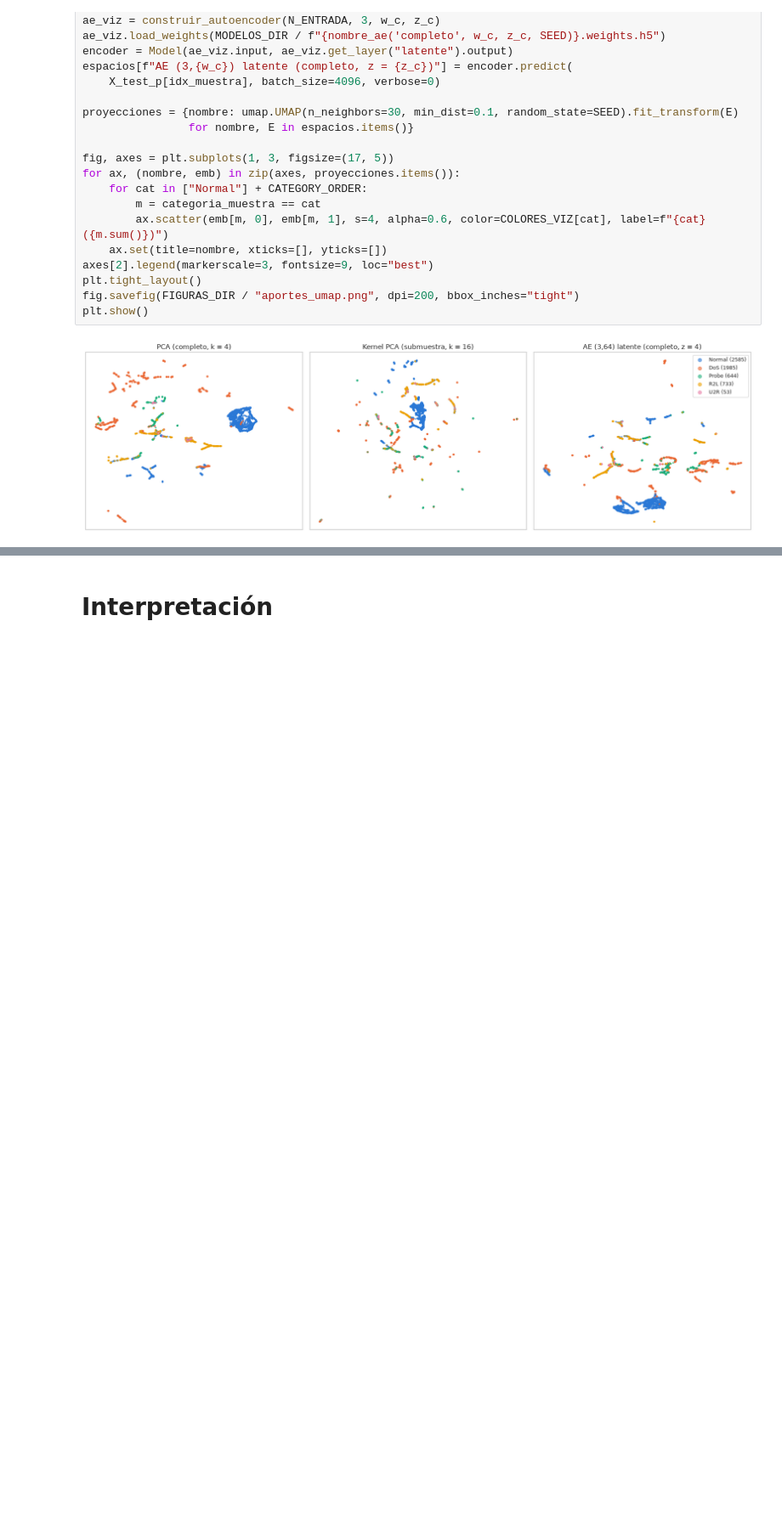
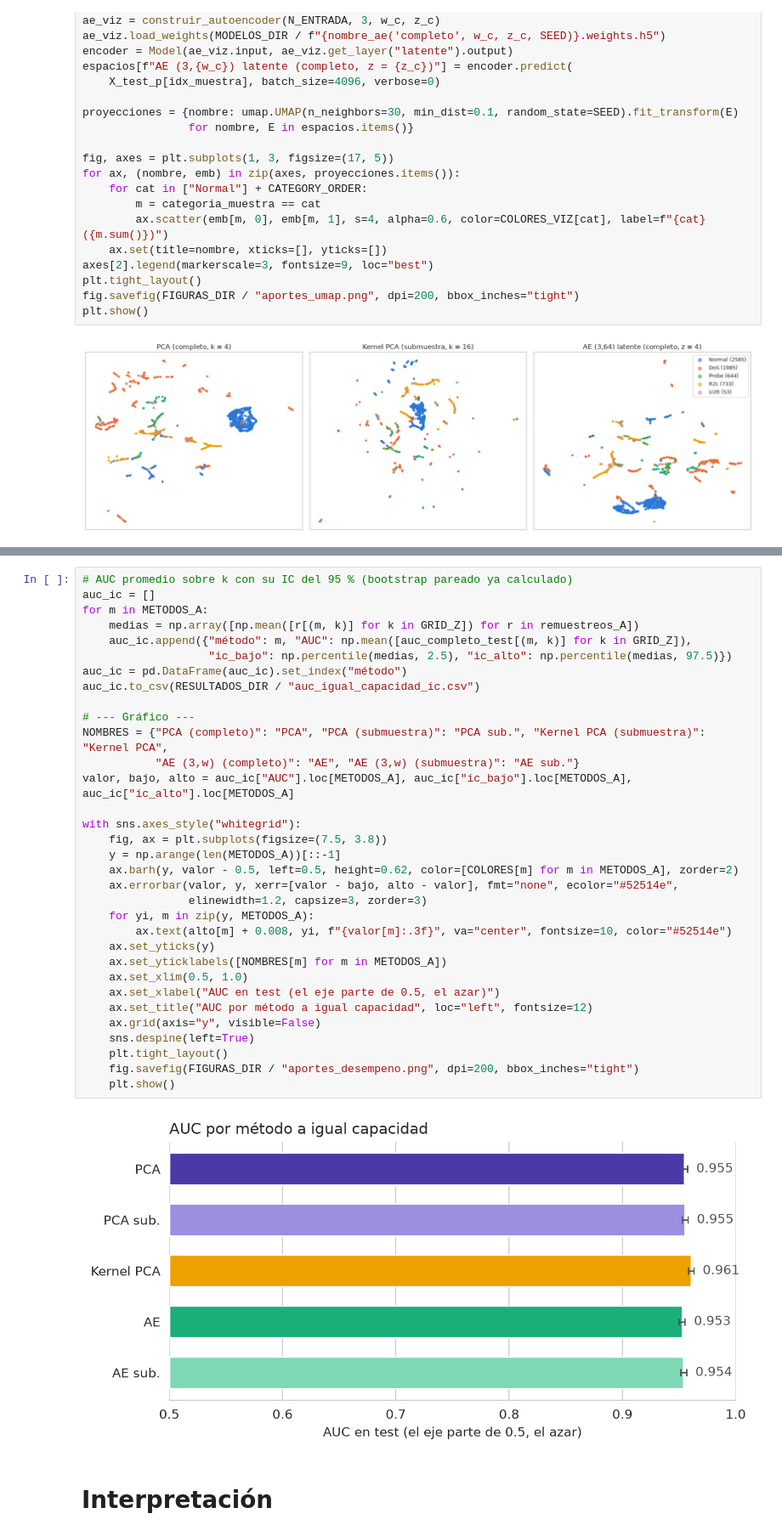
Before and after one commit to yeyess1/attackDetectAE, a Jupyter notebook: experimento_aportes.ipynb, the cells around one changed output, grey strips where cells are left out. Shown at 85% size. Drawn from its saved outputs; the diff is of its cells as text; blank space fills up the shorter version.

```diff
--- a/experimento_aportes.ipynb
+++ b/experimento_aportes.ipynb
@@ -1626,3 +1629,38 @@ plt.show()
+# %%
+# AUC promedio sobre k con su IC del 95 % (bootstrap pareado ya calculado)
+auc_ic = []
+for m in METODOS_A:
+    medias = np.array([np.mean([r[(m, k)] for k in GRID_Z]) for r in remuestreos_A])
+    auc_ic.append({"método": m, "AUC": np.mean([auc_completo_test[(m, k)] for k in GRID_Z]),
+                   "ic_bajo": np.percentile(medias, 2.5), "ic_alto": np.percentile(medias, 97.5)})
+auc_ic = pd.DataFrame(auc_ic).set_index("método")
+auc_ic.to_csv(RESULTADOS_DIR / "auc_igual_capacidad_ic.csv")
+
+# --- Gráfico ---
+NOMBRES = {"PCA (completo)": "PCA", "PCA (submuestra)": "PCA sub.", "Kernel PCA (submuestra)": "Kernel PCA",
+           "AE (3,w) (completo)": "AE", "AE (3,w) (submuestra)": "AE sub."}
+valor, bajo, alto = auc_ic["AUC"].loc[METODOS_A], auc_ic["ic_bajo"].loc[METODOS_A], auc_ic["ic_alto"].loc[METODOS_A]
+
+with sns.axes_style("whitegrid"):
+    fig, ax = plt.subplots(figsize=(7.5, 3.8))
+    y = np.arange(len(METODOS_A))[::-1]
+    ax.barh(y, valor - 0.5, left=0.5, height=0.62, color=[COLORES[m] for m in METODOS_A], zorder=2)
+    ax.errorbar(valor, y, xerr=[valor - bajo, alto - valor], fmt="none", ecolor="#52514e",
+                elinewidth=1.2, capsize=3, zorder=3)
+    for yi, m in zip(y, METODOS_A):
+        ax.text(alto[m] + 0.008, yi, f"{valor[m]:.3f}", va="center", fontsize=10, color="#52514e")
+    ax.set_yticks(y)
+    ax.set_yticklabels([NOMBRES[m] for m in METODOS_A])
+    ax.set_xlim(0.5, 1.0)
+    ax.set_xlabel("AUC en test (el eje parte de 0.5, el azar)")
+    ax.set_title("AUC por método a igual capacidad", loc="left", fontsize=12)
+    ax.grid(axis="y", visible=False)
+    sns.despine(left=True)
+    plt.tight_layout()
+    fig.savefig(FIGURAS_DIR / "aportes_desempeno.png", dpi=200, bbox_inches="tight")
+    plt.show()
+# %% [output]
+[figure, added]
 # %% [markdown]
 # Interpretación
 # %% [markdown]
```
Also changed, not shown: parts of 2 cells of this notebook, 2 other files.
